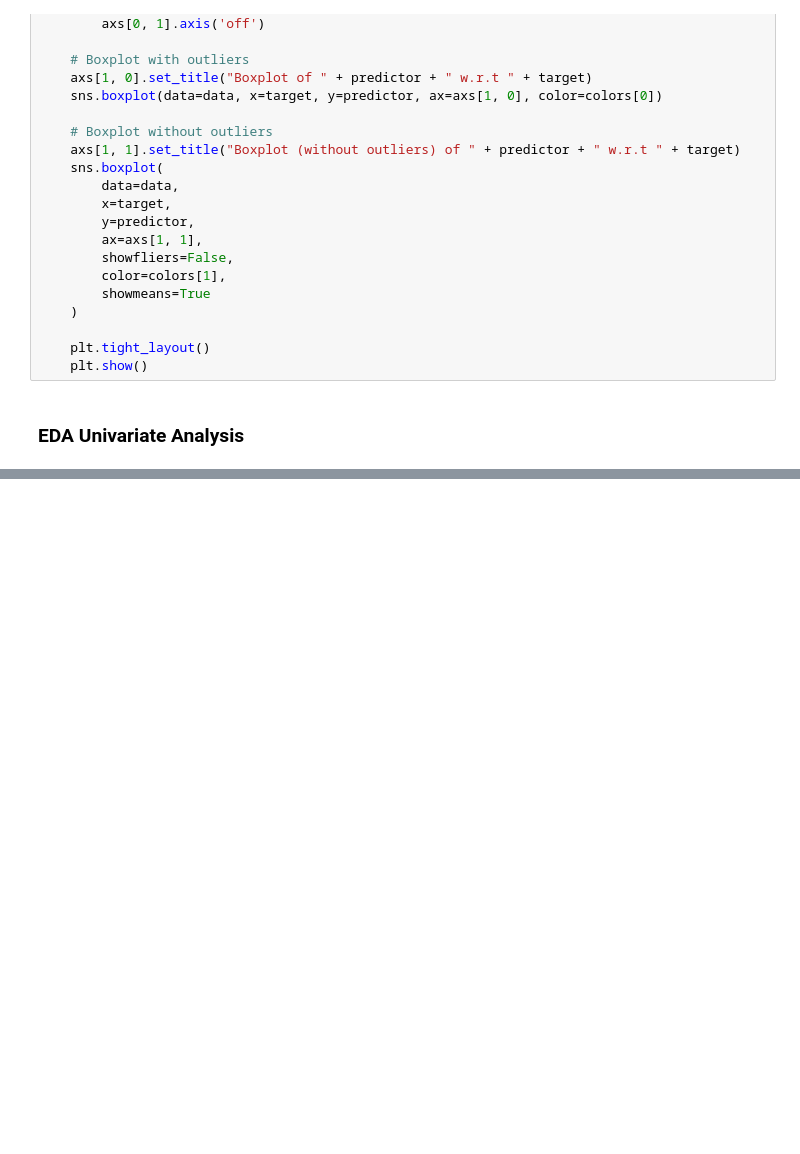
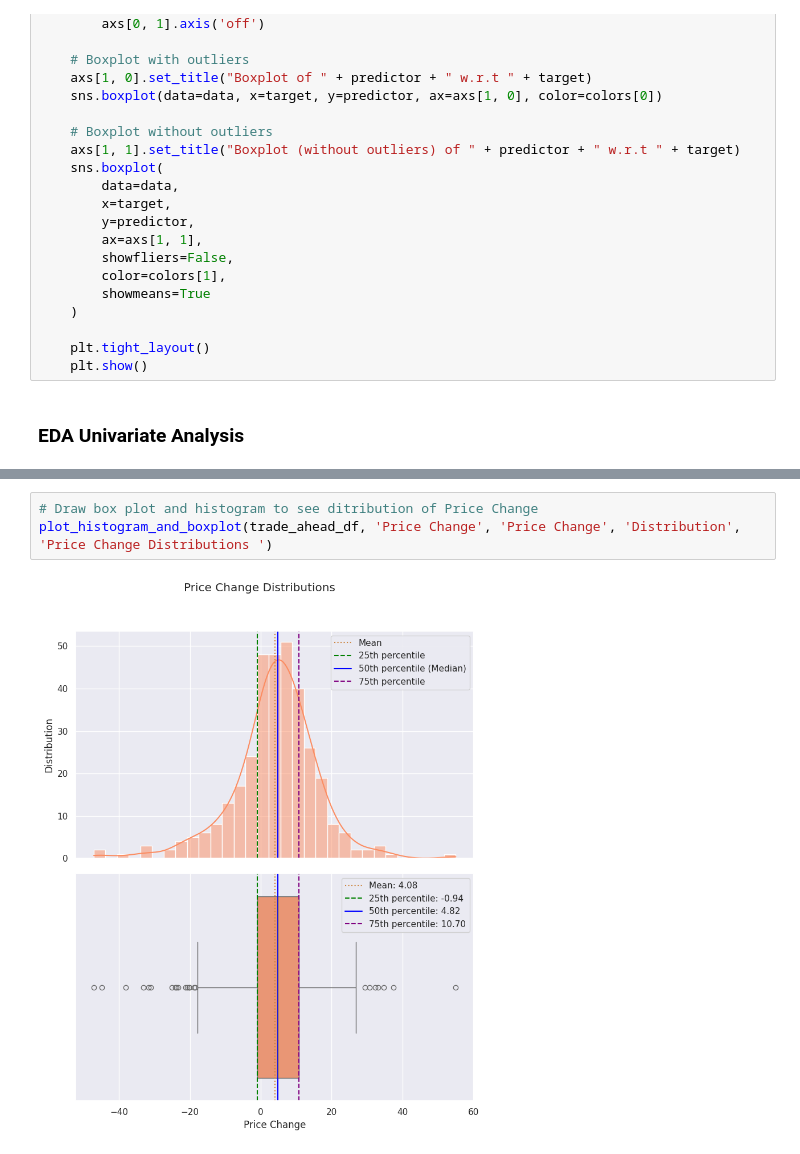
Before and after one commit to Rajesh2015/Trade-Ahead-Prediction, a Jupyter notebook: trade-ahead-solution.ipynb, the cells around one changed output, grey strips where cells are left out. Saved outputs shown, nothing was run; the diff lists cells and outputs as text; blank space fills up the shorter version.

```diff
--- a/trade-ahead-solution.ipynb
+++ b/trade-ahead-solution.ipynb
@@ -790,0 +804,5 @@ def distribution_plot_wrt_target(data, predictor, target, xlabel1=None, xlabel2=
+# %%
+# Draw box plot and histogram to see ditribution of Price Change
+plot_histogram_and_boxplot(trade_ahead_df, 'Price Change', 'Price Change', 'Distribution', 'Price Change Distributions ')
+# %% [output]
+[figure, added]
```
Also changed, not shown: parts of 4 cells of this notebook.
